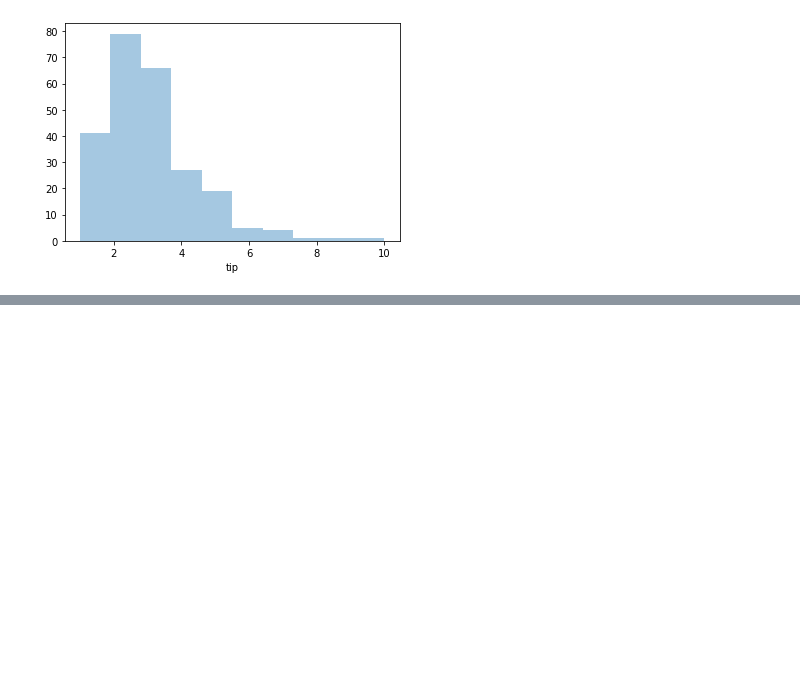
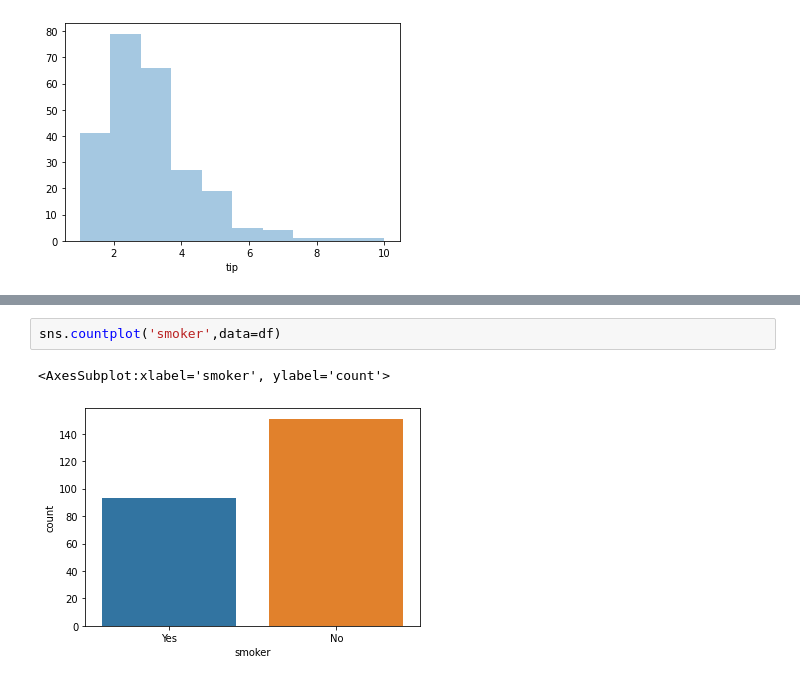
Before and after one commit to H3K4R/Seaborn-Tutorial, a Jupyter notebook: Seaborn.ipynb, the cells around one changed output, grey strips where cells are left out. Drawn from its saved outputs; the diff is of its cells as text; blank space fills up the shorter version.

```diff
--- a/Seaborn.ipynb
+++ b/Seaborn.ipynb
@@ -93,0 +110,5 @@ sns.distplot(df['tip'], kde=False, bins=10)
+# %%
+sns.countplot('smoker',data=df)
+# %% [output]
+<AxesSubplot:xlabel='smoker', ylabel='count'>
+[figure, added]
```
Also changed, not shown: parts of 12 cells of this notebook.
